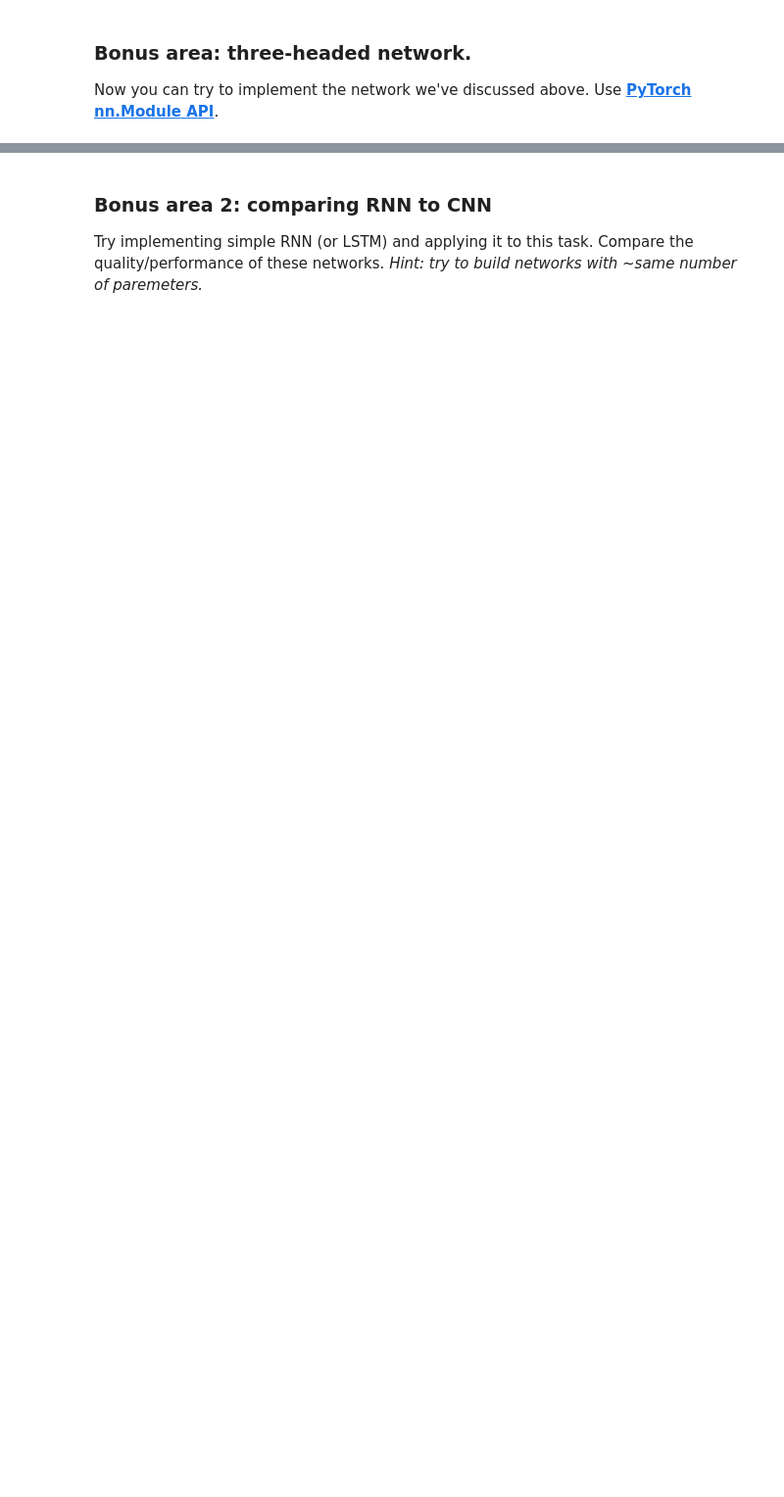
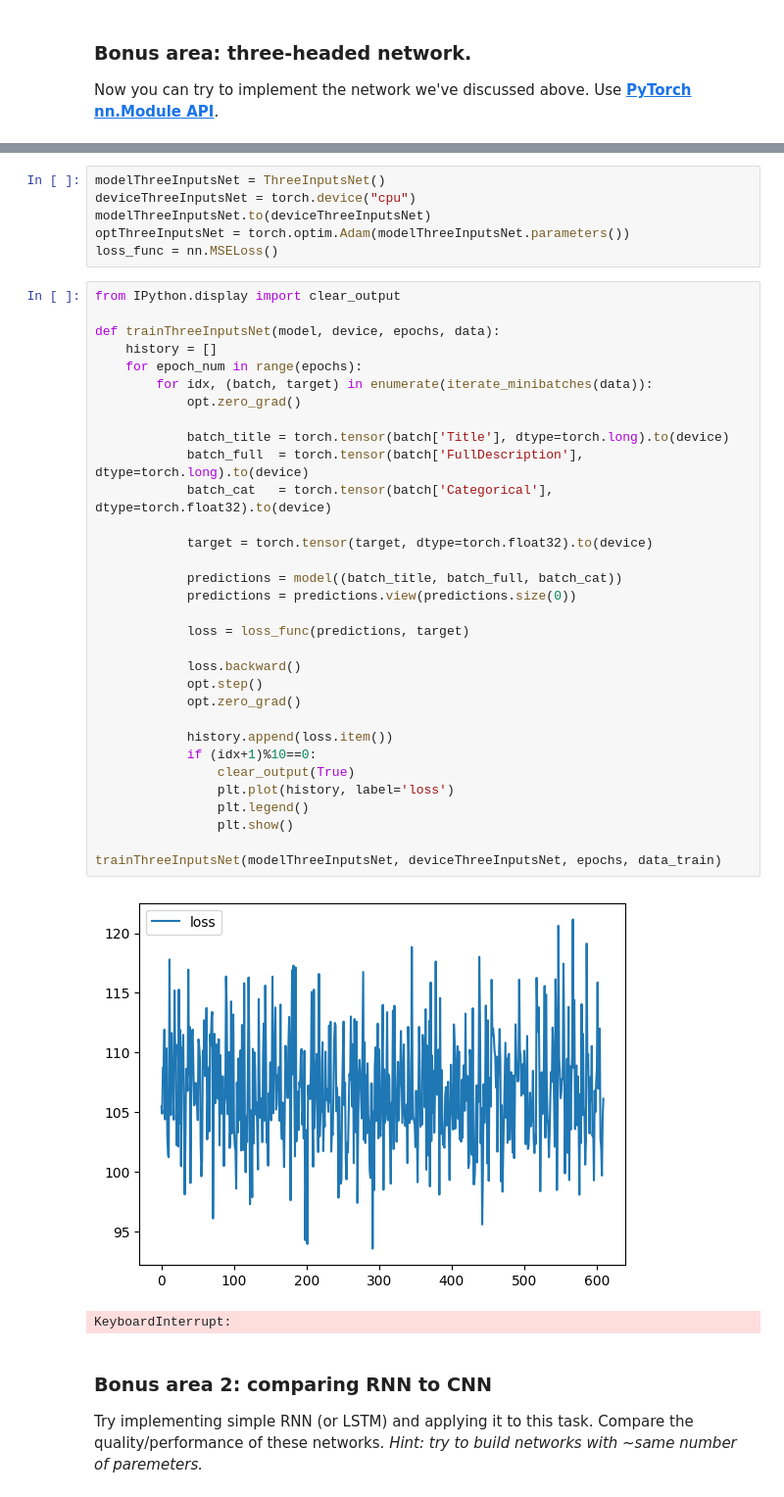
Before and after one commit to tutsilianna/Neural_networks_-NLP-_HW, a Jupyter notebook: practice_CNN_for_texts.ipynb, the cells around one changed output, grey strips where cells are left out. Shown at 98% size. Cells and saved outputs as stored; diff of their text form; blank space fills up the shorter version.

```diff
--- a/practice_CNN_for_texts.ipynb
+++ b/practice_CNN_for_texts.ipynb
@@ -562,3 +625,44 @@ from random import sample
+# %%
+modelThreeInputsNet = ThreeInputsNet()
+deviceThreeInputsNet = torch.device("cpu")
+modelThreeInputsNet.to(deviceThreeInputsNet)
+optThreeInputsNet = torch.optim.Adam(modelThreeInputsNet.parameters())
+loss_func = nn.MSELoss()
+# %%
+from IPython.display import clear_output
+
+def trainThreeInputsNet(model, device, epochs, data):
+    history = []
+    for epoch_num in range(epochs):
+        for idx, (batch, target) in enumerate(iterate_minibatches(data)):
+            opt.zero_grad()
+
+            batch_title = torch.tensor(batch['Title'], dtype=torch.long).to(device)
+            batch_full  = torch.tensor(batch['FullDescription'], dtype=torch.long).to(device)
+            batch_cat   = torch.tensor(batch['Categorical'], dtype=torch.float32).to(device)
+
+            target = torch.tensor(target, dtype=torch.float32).to(device)
+
+            predictions = model((batch_title, batch_full, batch_cat))
+            predictions = predictions.view(predictions.size(0))
+
+            loss = loss_func(predictions, target)
+
+            loss.backward()
+            opt.step()
+            opt.zero_grad()
+
+            history.append(loss.item())
+            if (idx+1)%10==0:
+                clear_output(True)
+                plt.plot(history, label='loss')
+                plt.legend()
+                plt.show()
+
+trainThreeInputsNet(modelThreeInputsNet, deviceThreeInputsNet, epochs, data_train)
+# %% [output]
+[figure, added]
+KeyboardInterrupt:
 # %% [markdown]
 ### Bonus area 2: comparing RNN to CNN
 Try implementing simple RNN (or LSTM) and applying it to this task. Compare the quality/performance of these networks.
```
Also changed, not shown: parts of 25 cells of this notebook.
